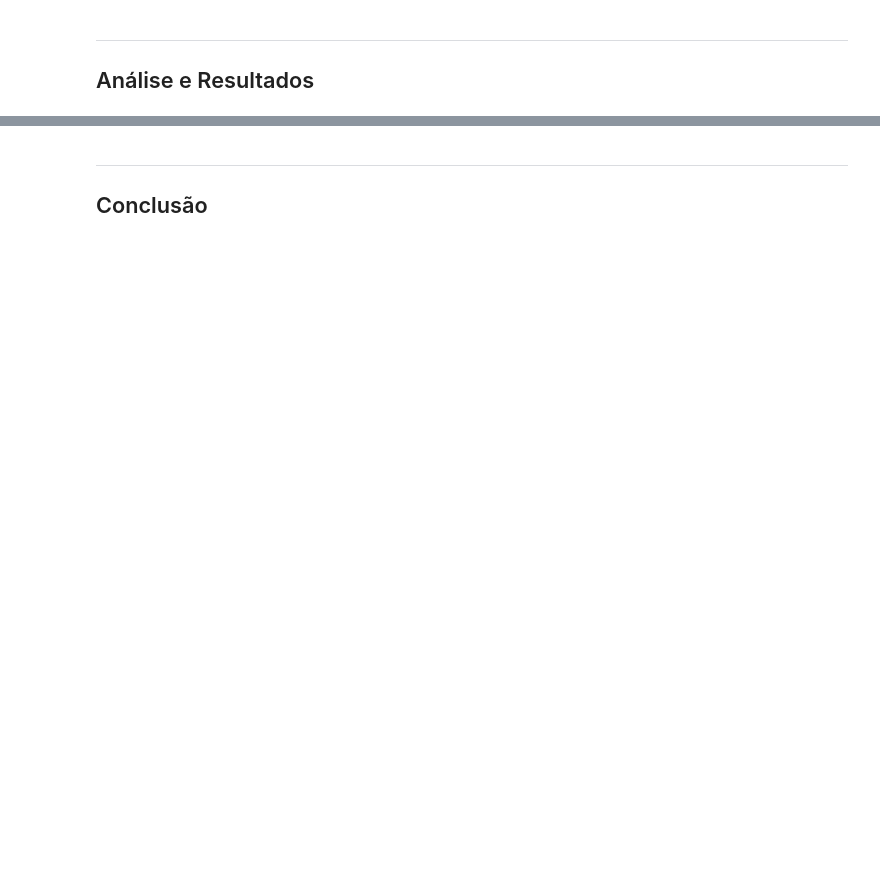
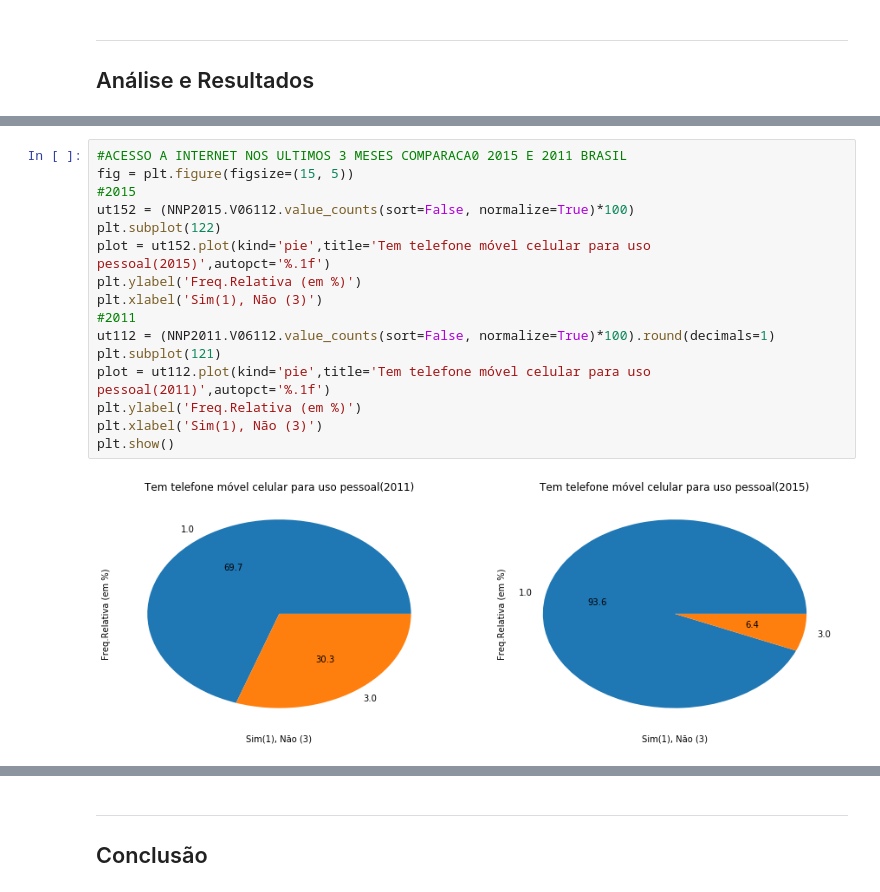
Before and after one commit to guipleite/DPCD, a Jupyter notebook: P1/Projeto1 Layout.ipynb, the cells around one changed output, grey strips where cells are left out. Saved outputs shown, nothing was run; the diff lists cells and outputs as text; blank space fills up the shorter version.

```diff
--- a/P1/Projeto1 Layout.ipynb
+++ b/P1/Projeto1 Layout.ipynb
@@ -128,0 +170,18 @@ ___
+# %%
+#ACESSO A INTERNET NOS ULTIMOS 3 MESES COMPARACA0 2015 E 2011 BRASIL
+fig = plt.figure(figsize=(15, 5))
+#2015
+ut152 = (NNP2015.V06112.value_counts(sort=False, normalize=True)*100)
+plt.subplot(122)
+plot = ut152.plot(kind='pie',title='Tem telefone móvel celular para uso pessoal(2015)',autopct='%.1f')
+plt.ylabel('Freq.Relativa (em %)')
+plt.xlabel('Sim(1), Não (3)')
+#2011
+ut112 = (NNP2011.V06112.value_counts(sort=False, normalize=True)*100).round(decimals=1)
+plt.subplot(121)
+plot = ut112.plot(kind='pie',title='Tem telefone móvel celular para uso pessoal(2011)',autopct='%.1f')
+plt.ylabel('Freq.Relativa (em %)')
+plt.xlabel('Sim(1), Não (3)')
+plt.show()
+# %% [output]
+[figure, added]
```
Also changed, not shown: parts of 16 cells of this notebook.
